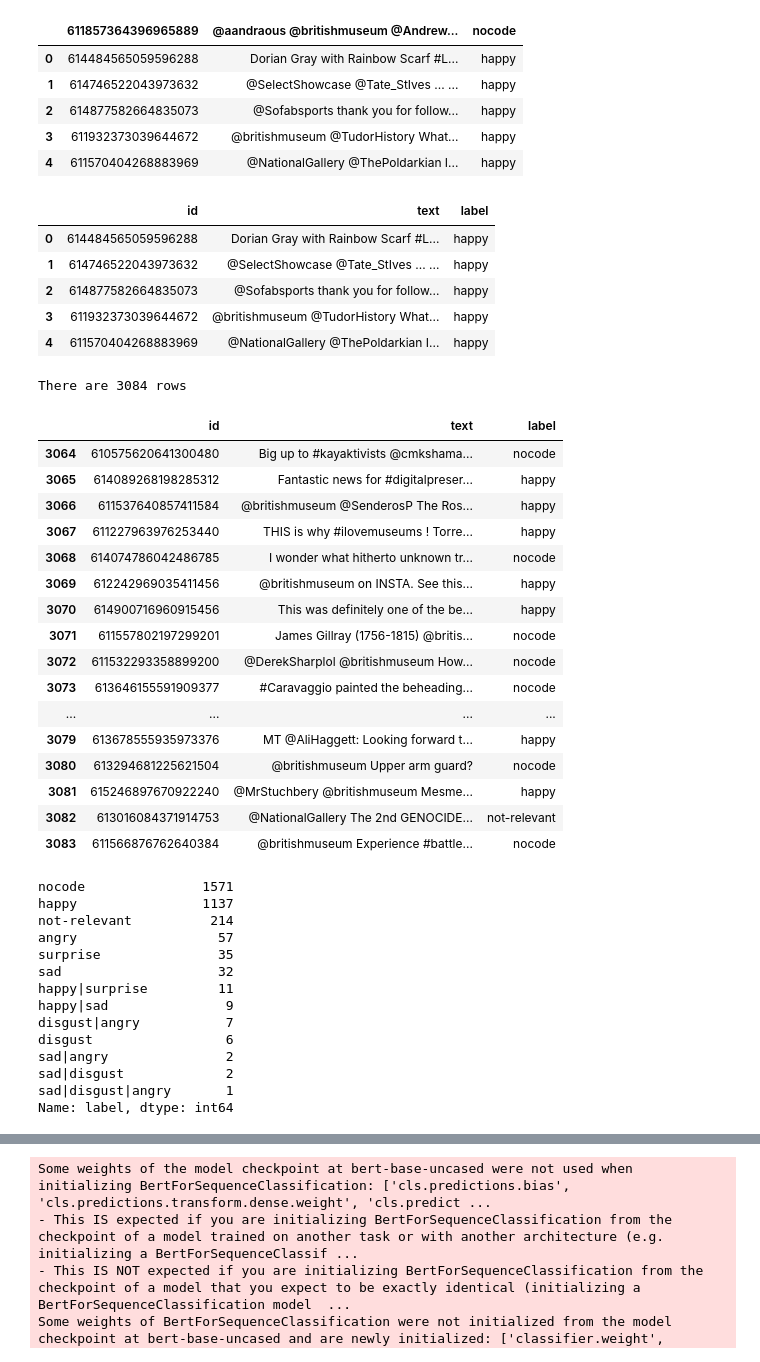
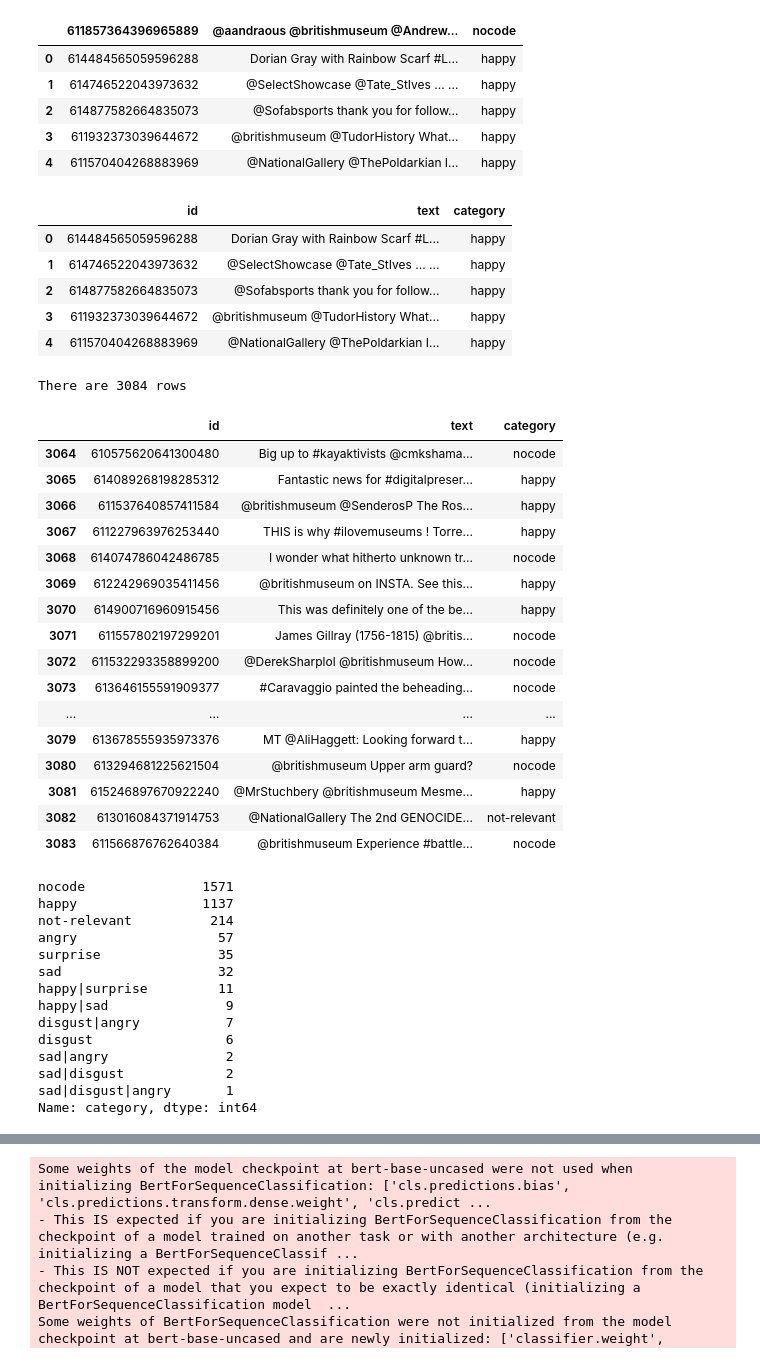
Before and after one commit to mathluva/TwitterSentiment-BERT, a Jupyter notebook: SentimentTwitter.ipynb, the cells around one changed output, grey strips where cells are left out. Drawn from its saved outputs; the diff is of its cells as text; code cells hidden in the pictures.

```diff
--- a/SentimentTwitter.ipynb
+++ b/SentimentTwitter.ipynb
@@ -45,10 +45,10 @@ df.head()
 | 3 | 611932373039644672 | @britishmuseum @TudorHistory What... | happy |
 | 4 | 611570404268883969 | @NationalGallery @ThePoldarkian I... | happy |
 # %%
-df = df.rename(columns={'611857364396965889': 'id','@aandraous @britishmuseum @AndrewsAntonio Merci pour le partage! @openwinemap': 'text', 'nocode':'label'})
+df = df.rename(columns={'611857364396965889': 'id','@aandraous @britishmuseum @AndrewsAntonio Merci pour le partage! @openwinemap': 'text', 'nocode':'category'})
 df.head()
 # %% [output]
-|  | id | text | label |
+|  | id | text | category |
 | 0 | 614484565059596288 | Dorian Gray with Rainbow Scarf #L... | happy |
 | 1 | 614746522043973632 | @SelectShowcase @Tate_StIves ... ... | happy |
 | 2 | 614877582664835073 | @Sofabsports thank you for follow... | happy |
@@ -62,7 +62,7 @@ There are 3084 rows
 # %%
 df.tail(20)
 # %% [output]
-|  | id | text | label |
+|  | id | text | category |
 | 3064 | 610575620641300480 | Big up to #kayaktivists @cmkshama... | nocode |
 | 3065 | 614089268198285312 | Fantastic news for #digitalpreser... | happy |
 | 3066 | 611537640857411584 | @britishmuseum @SenderosP The Ros... | happy |
@@ -84,7 +84,7 @@ df.tail(20)
 df.set_index('id', inplace =True)
 # %%
 #check sum of identity_hate
-df.label.value_counts()
+df.category.value_counts()
 # %% [output]
 nocode               1571
 happy                1137
@@ -99,4 +99,4 @@ disgust                 6
 sad|angry               2
 sad|disgust             2
 sad|disgust|angry       1
-Name: label, dtype: int64
+Name: category, dtype: int64
```
Also changed, not shown: parts of 18 cells of this notebook.
